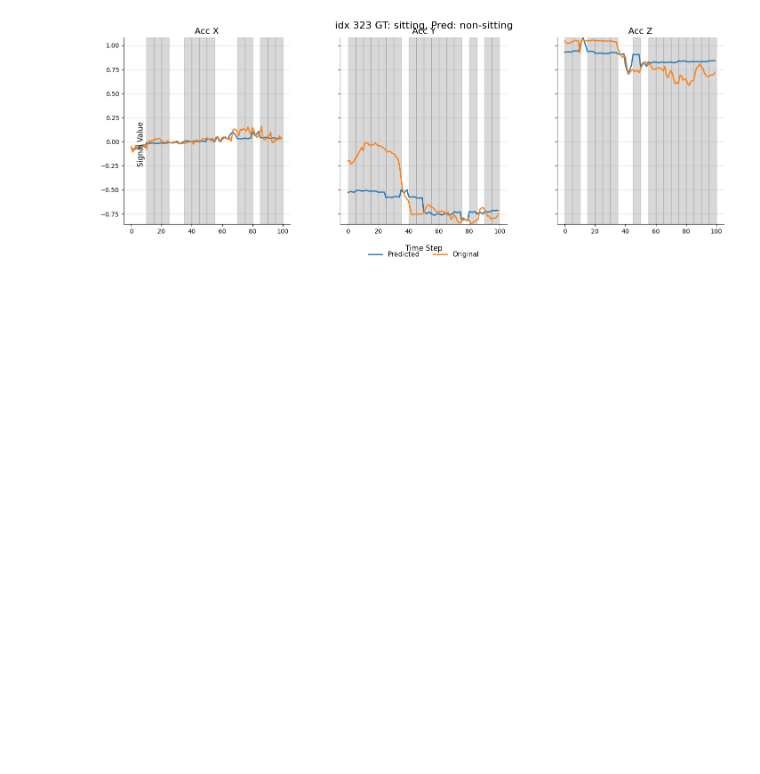
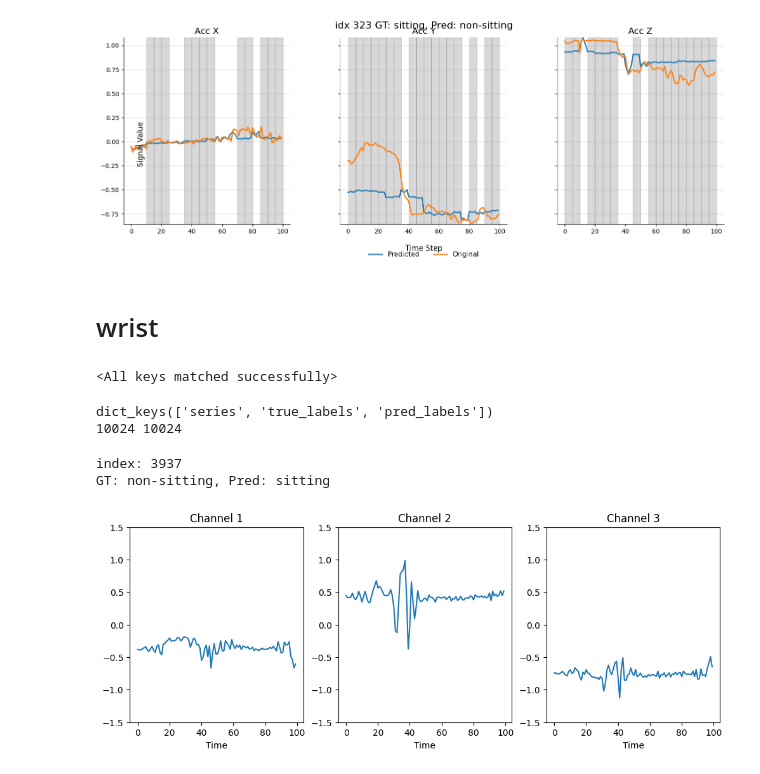
Before and after one commit to yuc0805/DeepPostures_MAE, a Jupyter notebook: MoCA/reconstruction.ipynb, the cells around one changed output. Cells and saved outputs as stored; diff of their text form; code cells hidden in the pictures; blank space fills up the shorter version.

```diff
--- a/MoCA/reconstruction.ipynb
+++ b/MoCA/reconstruction.ipynb
@@ -85,3 +85,46 @@ fig = plot_masked_series(
 )
 # %% [output]
 [figure]
+# %% [markdown]
+# wrist
+# %%
+from models_mae import MaskedAutoencoderViT
+from functools import partial
+import torch.nn as nn
+import torch
+
+
+model = MaskedAutoencoderViT(img_size=[3,100],patch_size=[1,5],
+                                in_chans=1,embed_dim=768, depth=12, num_heads=12,
+                                decoder_embed_dim=512, decoder_depth=8, decoder_num_heads=16,
+                                mlp_ratio=4, norm_layer=partial(nn.LayerNorm, eps=1e-6),)
+
+model_weight = '/niddk-data-central/leo_workspace/MoCA_result/ckpt/iWatch-Wristps_5_mask_0.75_bs_512_blr_None_epoch_50/2025-05-05_01-30/checkpoint-49.pth'
+
+checkpoint = torch.load(model_weight, map_location='cpu')['model']
+msg = model.load_state_dict(checkpoint, strict=True)
+print(msg)
+# %% [output]
+<All keys matched successfully>
+# %%
+import pickle
+fn = '/DeepPostures_MAE/MoCA/wrist_misclassified.pkl'
+
+with open(fn, 'rb') as f:
+    data = pickle.load(f)
+
+print(data.keys())
+print(len(data['series']), len(data['true_labels']))
+# %% [output]
+dict_keys(['series', 'true_labels', 'pred_labels'])
+10024 10024
+# %%
+#select random index from 0 to 5010
+import random
+sample_idx = random.randint(0, 10024)
+print('index:', sample_idx)
+plot_samples(data, sample_idx)
+# %% [output]
+index: 3937
+GT: non-sitting, Pred: sitting
+[figure, added]
```
Also changed, not shown: parts of 1 cell of this notebook, 2 other files.
